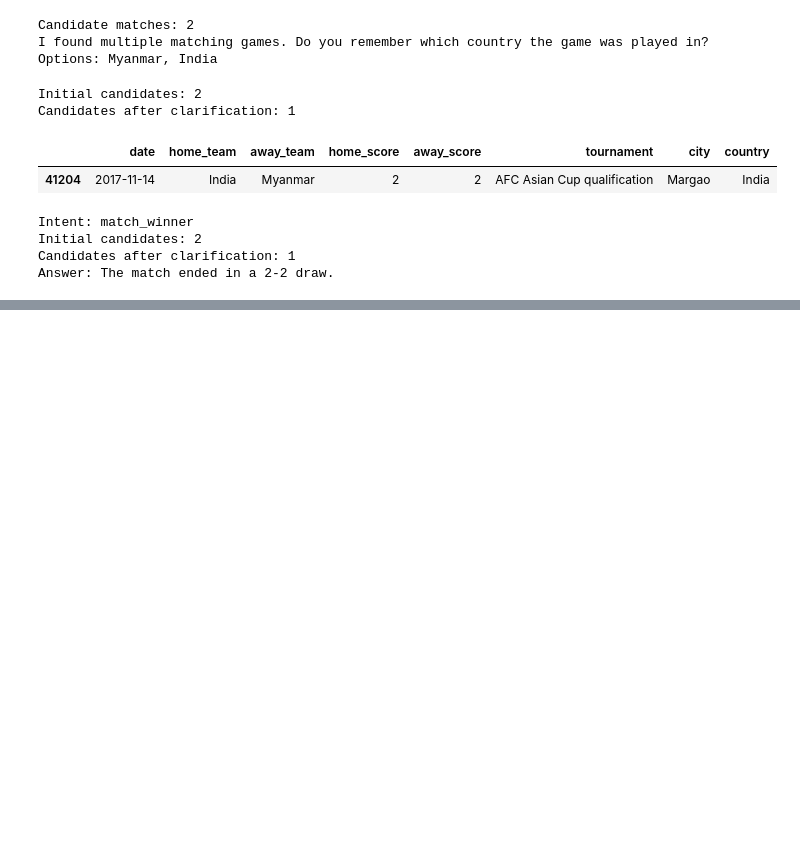
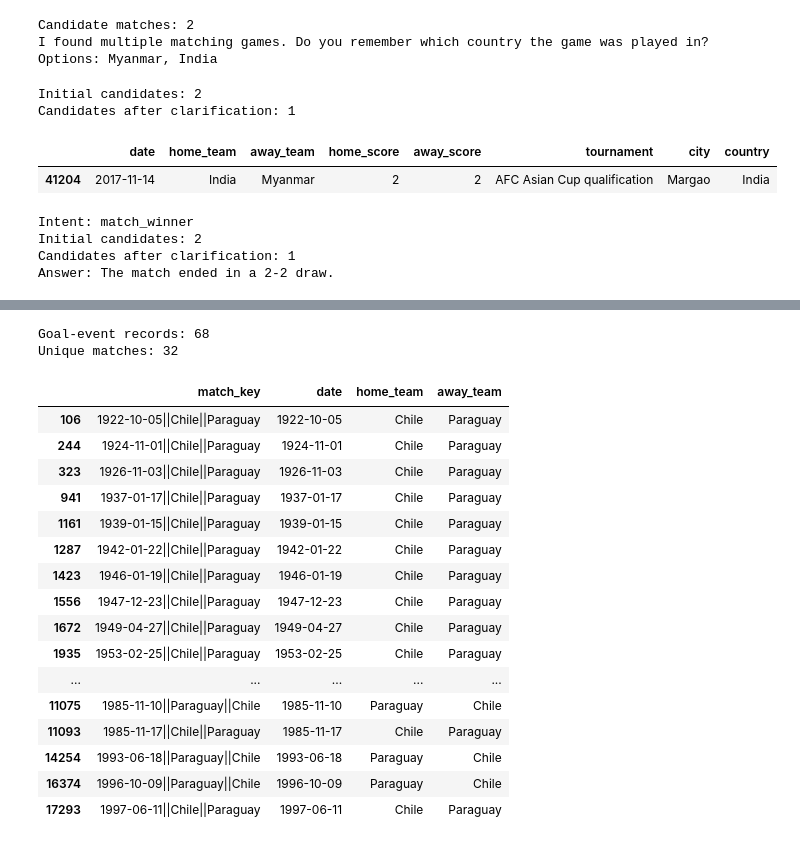
Before and after one commit to eshan14git/football-qa-nlp, a Jupyter notebook: notebooks/06_football_qa_inference.ipynb, the cells around one changed output, grey strips where cells are left out. Saved outputs shown, nothing was run; the diff lists cells and outputs as text; code cells hidden in the pictures; blank space fills up the shorter version.

```diff
--- a/notebooks/06_football_qa_inference.ipynb
+++ b/notebooks/06_football_qa_inference.ipynb
@@ -787,0 +1327,40 @@ Assistant: The match ended in a 0-0 draw.
+# %%
+# Cell 33 - Inspect unique matches represented by goal records
+
+unique_matches = (
+    candidates[
+        [
+            "match_key",
+            "date",
+            "home_team",
+            "away_team"
+        ]
+    ]
+    .drop_duplicates()
+    .sort_values("date")
+)
+
+print("Goal-event records:", len(candidates))
+print("Unique matches:", len(unique_matches))
+
+display(unique_matches.head(20))
+# %% [output]
+Goal-event records: 68
+Unique matches: 32
+|  | match_key | date | home_team | away_team |
+| 106 | 1922-10-05||Chile||Paraguay | 1922-10-05 | Chile | Paraguay |
+| 244 | 1924-11-01||Chile||Paraguay | 1924-11-01 | Chile | Paraguay |
+| 323 | 1926-11-03||Chile||Paraguay | 1926-11-03 | Chile | Paraguay |
+| 941 | 1937-01-17||Chile||Paraguay | 1937-01-17 | Chile | Paraguay |
+| 1161 | 1939-01-15||Chile||Paraguay | 1939-01-15 | Chile | Paraguay |
+| 1287 | 1942-01-22||Chile||Paraguay | 1942-01-22 | Chile | Paraguay |
+| 1423 | 1946-01-19||Chile||Paraguay | 1946-01-19 | Chile | Paraguay |
+| 1556 | 1947-12-23||Chile||Paraguay | 1947-12-23 | Chile | Paraguay |
+| 1672 | 1949-04-27||Chile||Paraguay | 1949-04-27 | Chile | Paraguay |
+| 1935 | 1953-02-25||Chile||Paraguay | 1953-02-25 | Chile | Paraguay |
+| ... | ... | ... | ... | ... |
+| 11075 | 1985-11-10||Paraguay||Chile | 1985-11-10 | Paraguay | Chile |
+| 11093 | 1985-11-17||Chile||Paraguay | 1985-11-17 | Chile | Paraguay |
+| 14254 | 1993-06-18||Paraguay||Chile | 1993-06-18 | Paraguay | Chile |
+| 16374 | 1996-10-09||Paraguay||Chile | 1996-10-09 | Paraguay | Chile |
+| 17293 | 1997-06-11||Chile||Paraguay | 1997-06-11 | Chile | Paraguay |
```
Also changed, not shown: parts of 52 cells of this notebook.
